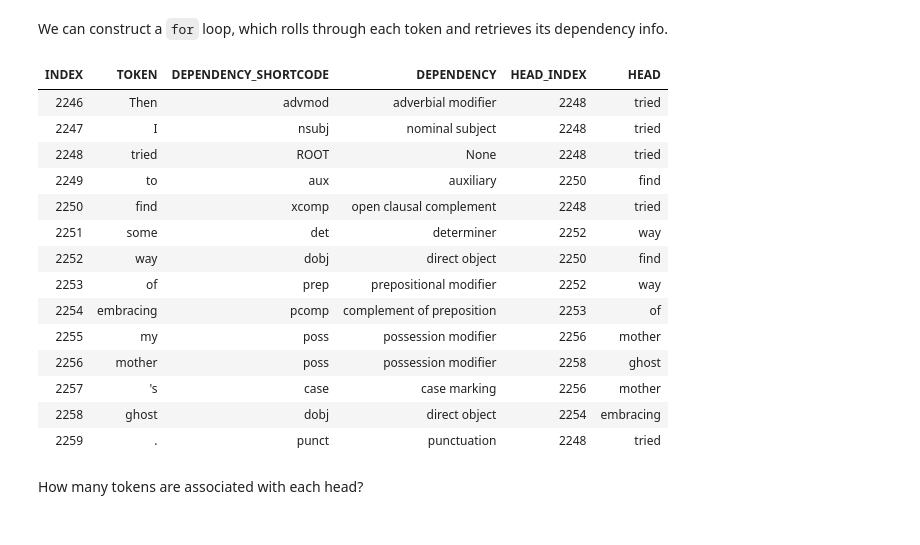
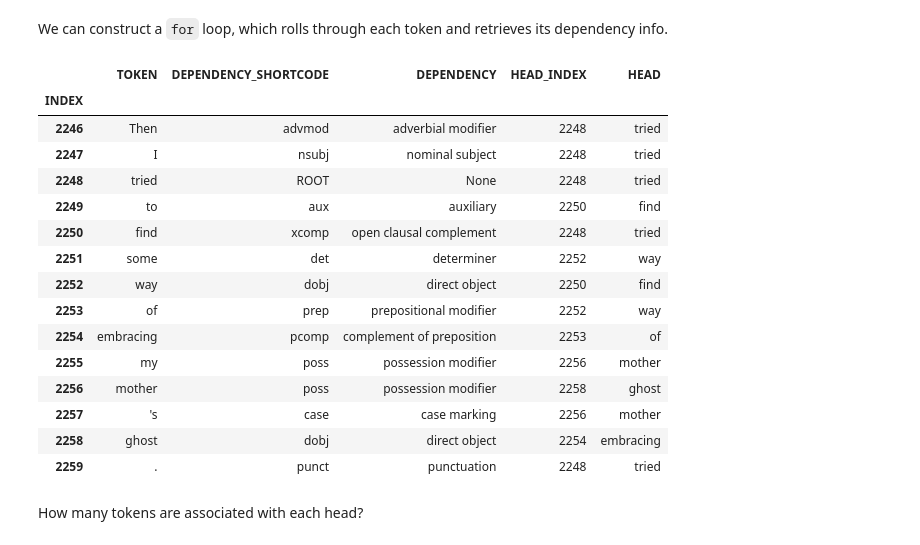
Before and after one commit to ucdavisdatalab/workshop_nlp_with_python, a Jupyter notebook: 02_text-annotation-with-spacy.ipynb, the cells around one changed output. Drawn from its saved outputs; the diff is of its cells as text; code cells hidden in the pictures.

```diff
--- a/02_text-annotation-with-spacy.ipynb
+++ b/02_text-annotation-with-spacy.ipynb
@@ -402,10 +411,13 @@ One of the most common tasks in NLP involves assigning **part-of-speech, or POS,
 
 Regardless of the task, the process of getting POS tags from `spaCy` will be the same. Each token in a document has an associated tag, which is accessible as an attribute.
 # %%
-pos = {token.text: token.pos_ for token in carafe}
+pos = []
+for token in carafe:
+    pos.append({
+        'TOKEN': token.text,
+        'POS_TAG': token.pos_
+    })
 
-print("Text        | POS Tag")
-print("-" * 21)
-for text, tag in pos.items():
-    print(f"{text:<15}{tag}")
+pos = pd.DataFrame(pos).set_index('TOKEN')
+pos
 # %% [output]
@@ -437,13 +450,14 @@ spacy.explain('CCONJ')
 
 [Penn Treebank project]: https://www.ling.upenn.edu/courses/Fall_2003/ling001/penn_treebank_pos.html
 # %%
-detailed_tags = {token.text: token.tag_ for token in carafe}
+detailed_tags = []
+for token in carafe:
+    detailed_tags.append({
+        'TOKEN': token.text,
+        'POS_TAG': token.tag_,
+        'EXPLANATION': spacy.explain(token.tag_)
+    })
 
-print("Text        | POS Tag | Explanation")
-print("-" * 74)
-for text, tag in detailed_tags.items():
-    explanation = spacy.explain(tag)
-    print(
-        f"{text:<16}{tag:<8}{explanation}"
-    )
+detailed_tags = pd.DataFrame(detailed_tags).set_index('TOKEN')
+detailed_tags
 # %% [output]
@@ -521,19 +536,20 @@ We can construct a `for` loop, which rolls through each token and retrieves its
 # %%
 dependencies = []
 for token in sentence:
     dependencies.append({
         'INDEX': token.i,
         'TOKEN': token.text,
         'DEPENDENCY_SHORTCODE': token.dep_,
         'DEPENDENCY': spacy.explain(token.dep_),
         'HEAD_INDEX': token.head.i,
         'HEAD': token.head
     })
 
-dependencies = pd.DataFrame(dependencies)
-dependencies.style.hide_index()
+dependencies = pd.DataFrame(dependencies).set_index('INDEX')
+dependencies
 # %% [output]
-| INDEX | TOKEN | DEPENDENCY_SHORTCODE | DEPENDENCY | HEAD_INDEX | HEAD |
+|  | TOKEN | DEPENDENCY_SHORTCODE | DEPENDENCY | HEAD_INDEX | HEAD |
+| INDEX |  |  |  |  |  |
 | 2246 | Then | advmod | adverbial modifier | 2248 | tried |
 | 2247 | I | nsubj | nominal subject | 2248 | tried |
 | 2248 | tried | ROOT | None | 2248 | tried |
```
Also changed, not shown: parts of 11 cells of this notebook.
